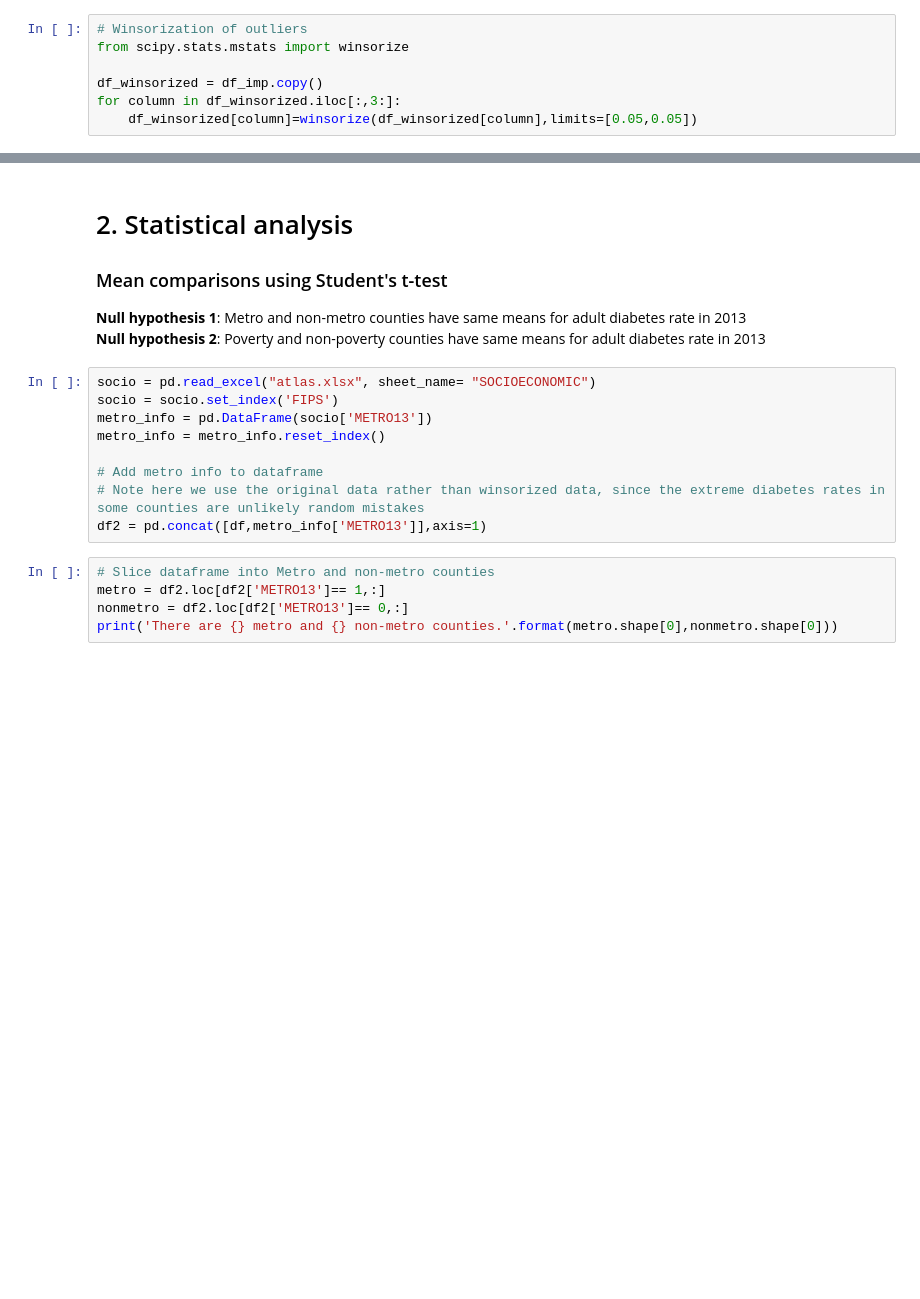
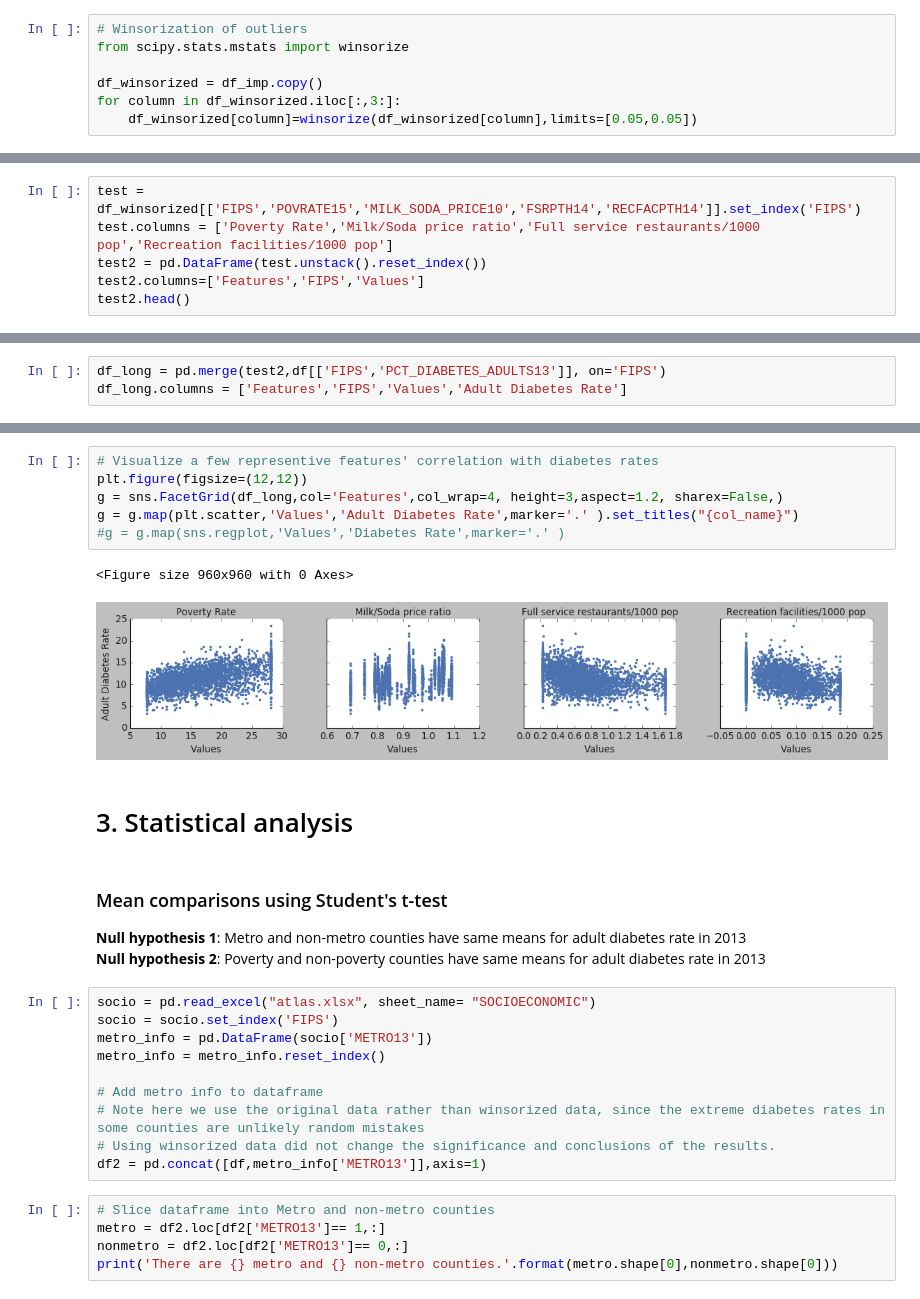
Before and after one commit to BrachyS/Poverty_food_environment_diabetes, a Jupyter notebook: Final_food-poverty-diabetes.ipynb, the cells around one changed output, grey strips where cells are left out. Cells and saved outputs as stored; diff of their text form; blank space fills up the shorter version.

```diff
--- a/Final_food-poverty-diabetes.ipynb
+++ b/Final_food-poverty-diabetes.ipynb
@@ -282,0 +367,6 @@ for column in df_winsorized.iloc[:,3:]:
+# %%
+test = df_winsorized[['FIPS','POVRATE15','MILK_SODA_PRICE10','FSRPTH14','RECFACPTH14']].set_index('FIPS')
+test.columns = ['Poverty Rate','Milk/Soda price ratio','Full service restaurants/1000 pop','Recreation facilities/1000 pop']
+test2 = pd.DataFrame(test.unstack().reset_index())
+test2.columns=['Features','FIPS','Values']
+test2.head()
@@ -282,0 +380,3 @@ for column in df_winsorized.iloc[:,3:]:
+# %%
+df_long = pd.merge(test2,df[['FIPS','PCT_DIABETES_ADULTS13']], on='FIPS')
+df_long.columns = ['Features','FIPS','Values','Adult Diabetes Rate']
@@ -283,5 +392,15 @@ for column in df_winsorized.iloc[:,3:]:
+# %%
+# Visualize a few representive features' correlation with diabetes rates
+plt.figure(figsize=(12,12))
+g = sns.FacetGrid(df_long,col='Features',col_wrap=4, height=3,aspect=1.2, sharex=False,)
+g = g.map(plt.scatter,'Values','Adult Diabetes Rate',marker='.' ).set_titles("{col_name}")
+#g = g.map(sns.regplot,'Values','Diabetes Rate',marker='.' )
+# %% [output]
+<Figure size 960x960 with 0 Axes>
+[figure, added]
+# %% [markdown]
+# 3. Statistical analysis
 # %% [markdown]
-# 2. Statistical analysis
 ### Mean comparisons using Student's t-test
 
 **Null hypothesis 1**: Metro and non-metro counties have same means for adult diabetes rate in 2013
@@ -294,6 +413,7 @@ metro_info = metro_info.reset_index()
 
 # Add metro info to dataframe
 # Note here we use the original data rather than winsorized data, since the extreme diabetes rates in some counties are unlikely random mistakes
+# Using winsorized data did not change the significance and conclusions of the results.
 df2 = pd.concat([df,metro_info['METRO13']],axis=1)
 # %%
 # Slice dataframe into Metro and non-metro counties
```
Also changed, not shown: parts of 67 cells of this notebook.
